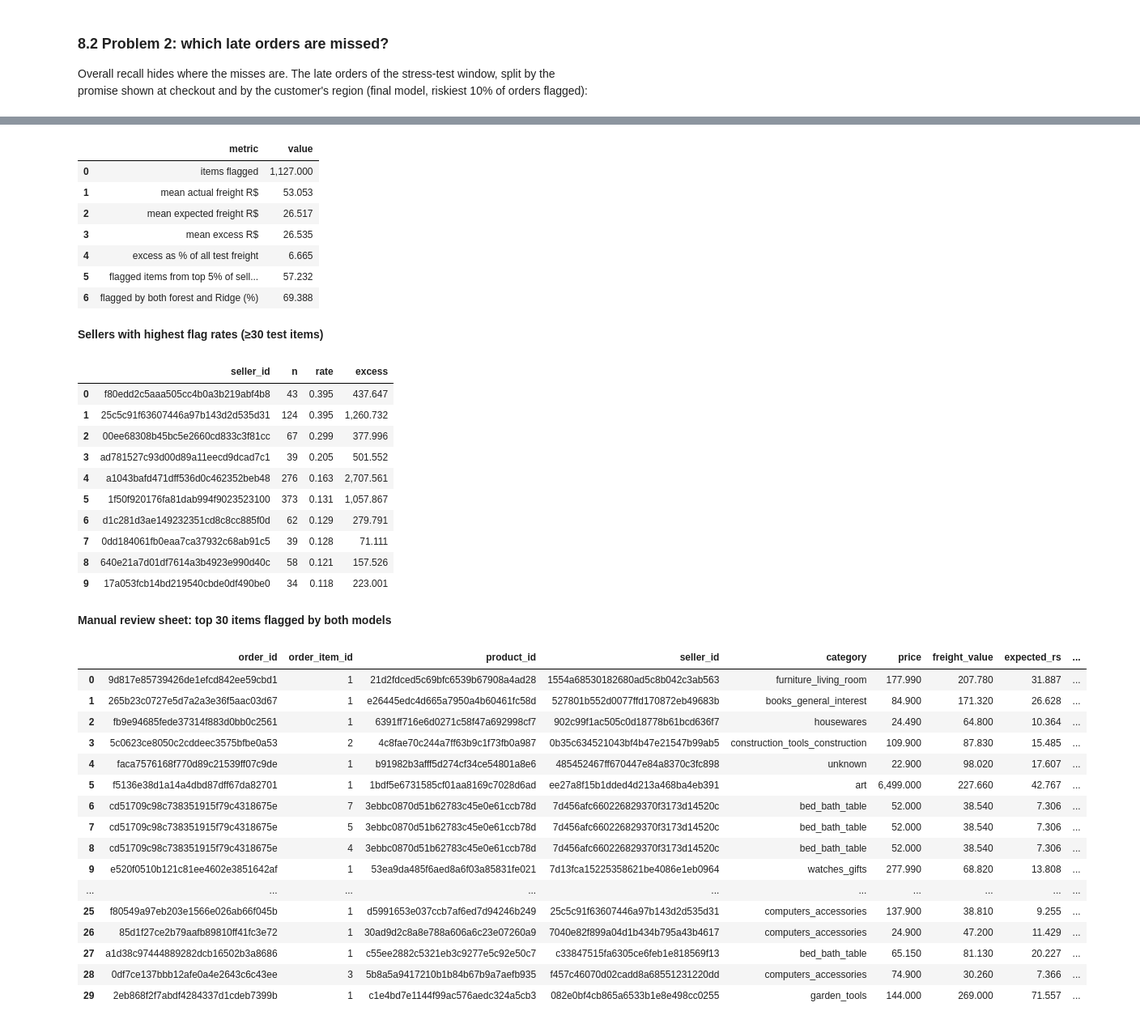
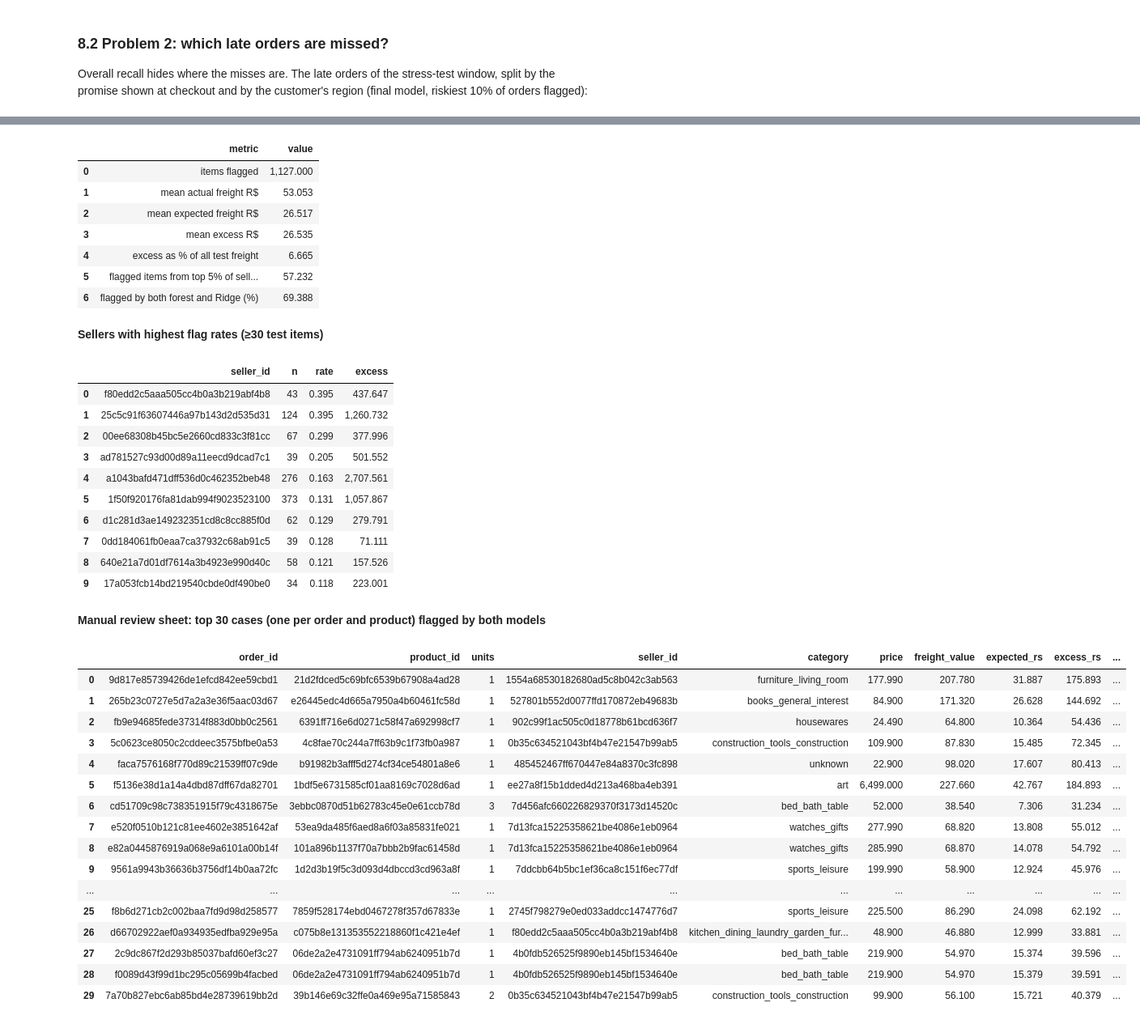
Before and after one commit to likeyou-ky/Team5_IT5006_Ecommerce_Analytics_AY2627Sem1, a Jupyter notebook: notebooks/Team5_Phase2_IT5006_AY2627Sem1.ipynb, the cells around one changed output, grey strips where cells are left out. Shown at 81% size. Drawn from its saved outputs; the diff is of its cells as text; code cells hidden in the pictures.

```diff
--- a/notebooks/Team5_Phase2_IT5006_AY2627Sem1.ipynb
+++ b/notebooks/Team5_Phase2_IT5006_AY2627Sem1.ipynb
@@ -199,11 +219,11 @@ Does each added feature group earn its place? This also answers the Phase 1 ques
 # %%
 ab_a = save(P.ablation_regression(tr_a, n_rows=8000 if FAST else 40000), "ablation_1_regression.csv")
-ab_b = save(P.ablation_classification(tr_b), "ablation_2_classification.csv")
-display(Markdown("**Problem 1: freight regression (CV MAE in R$)**")); display(ab_a)
-display(Markdown("**Problem 2: is_late (forward-chaining CV; lift = PR-AUC / late rate; gain = paired change vs the previous set)**")); display(ab_b)
+ab_b, fs_b = P.ablation_classification(tr_b); save(ab_b, "ablation_2_classification.csv")
+display(Markdown("**Problem 1: freight regression (3-fold grouped CV; MAE in R$; gain = paired drop in MAE vs the previous set)**")); display(ab_a)
+display(Markdown("**Problem 2: is_late, forward selection (forward-chaining CV; lift = PR-AUC / late rate; gain = paired change vs the set kept so far)**")); display(ab_b)
 PL.ablation_chart_reg(ab_a, f"{FIG}/02_ablation_1.png")
 PL.ablation_chart_clf(ab_b, f"{FIG}/02_ablation_2.png"); plt.show()
-fs_a = F.FEATURE_SETS[F.FULL_SET]; fs_b = F.LATE_FEATURE_SETS[F.LATE_FULL_SET]
+fs_a = F.FEATURE_SETS[F.FULL_SET]
 cols_a, cols_b = P.cols_for(fs_a), P.cols_for(fs_b)
-print("Modelling sets ->  Problem 1:", F.FULL_SET, "|  Problem 2:", F.LATE_FULL_SET)
+print("Modelling sets ->  Problem 1:", F.FULL_SET, "|  Problem 2: promise", *ab_b.loc[ab_b.Kept == "yes", "Feature set"])
 # %% [output]
@@ -581,7 +601,7 @@ print({k: round(v, 3) for k, v in stab.items()})
 sell = PL.overcharge_charts(flagged, f"{FIG}/11_freight_audit.png"); plt.show()
 display(save(P.audit_summary(flagged), "freight_audit_summary.csv"))
 display(Markdown("**Sellers with highest flag rates (≥30 test items)**")); display(save(sell.sort_values("rate", ascending=False).head(10).reset_index(), "freight_audit_top_sellers.csv"))
-display(Markdown("**Manual review sheet: top 30 items flagged by both models**")); display(save(P.audit_review_sheet(flagged), "freight_audit_review_sheet.csv"))
+display(Markdown("**Manual review sheet: top 30 cases (one per order and product) flagged by both models**")); display(save(P.audit_review_sheet(flagged), "freight_audit_review_sheet.csv"))
 # %% [output]
 **Problem 1 — same tuned models on three hold-outs**
 |  | Split | Model | MAE_rs | RMSE_rs | R2_rs |
@@ -596,51 +616,51 @@ display(Markdown("**Manual review sheet: top 30 items flagged by both models**")
 | 8 | Time-ordered (latest 20%) | Tree: RandomForest | 5.459 | 12.086 | 0.587 |
 **Implied tariff (plain least squares, R$)**
 |  | Term | Value |
 | 0 | Base charge (R$) | 9.897 |
 | 1 | Per chargeable kg (R$) | 1.968 |
 | 2 | Per 100 km (R$) | 0.860 |
 | 3 | Same-state shipment (R$) | -4.416 |
 | 4 | Test MAE of this tariff (R$) | 5.638 |
 {'flag_rate': 0.05, 'jaccard': 0.531, 'overlap_share': 0.694}
 [figure]
 |  | metric | value |
 | 0 | items flagged | 1,127.000 |
 | 1 | mean actual freight R$ | 53.053 |
 | 2 | mean expected freight R$ | 26.517 |
 | 3 | mean excess R$ | 26.535 |
 | 4 | excess as % of all test freight | 6.665 |
 | 5 | flagged items from top 5% of sell... | 57.232 |
 | 6 | flagged by both forest and Ridge (%) | 69.388 |
 **Sellers with highest flag rates (≥30 test items)**
 |  | seller_id | n | rate | excess |
 | 0 | f80edd2c5aaa505cc4b0a3b219abf4b8 | 43 | 0.395 | 437.647 |
 | 1 | 25c5c91f63607446a97b143d2d535d31 | 124 | 0.395 | 1,260.732 |
 | 2 | 00ee68308b45bc5e2660cd833c3f81cc | 67 | 0.299 | 377.996 |
 | 3 | ad781527c93d00d89a11eecd9dcad7c1 | 39 | 0.205 | 501.552 |
 | 4 | a1043bafd471dff536d0c462352beb48 | 276 | 0.163 | 2,707.561 |
 | 5 | 1f50f920176fa81dab994f9023523100 | 373 | 0.131 | 1,057.867 |
 | 6 | d1c281d3ae149232351cd8c8cc885f0d | 62 | 0.129 | 279.791 |
 | 7 | 0dd184061fb0eaa7ca37932c68ab91c5 | 39 | 0.128 | 71.111 |
 | 8 | 640e21a7d01df7614a3b4923e990d40c | 58 | 0.121 | 157.526 |
 | 9 | 17a053fcb14bd219540cbde0df490be0 | 34 | 0.118 | 223.001 |
-**Manual review sheet: top 30 items flagged by both models**
+**Manual review sheet: top 30 cases (one per order and product) flagged by both models**
-|  | order_id | order_item_id | product_id | seller_id | category | price | freight_value | expected_rs | ... |
-| 0 | 9d817e85739426de1efcd842ee59cbd1 | 1 | 21d2fdced5c69bfc6539b67908a4ad28 | 1554a68530182680ad5c8b042c3ab563 | furniture_living_room | 177.990 | 207.780 | 31.887 | ... |
-| 1 | 265b23c0727e5d7a2a3e36f5aac03d67 | 1 | e26445edc4d665a7950a4b60461fc58d | 527801b552d0077ffd170872eb49683b | books_general_interest | 84.900 | 171.320 | 26.628 | ... |
-| 2 | fb9e94685fede37314f883d0bb0c2561 | 1 | 6391ff716e6d0271c58f47a692998cf7 | 902c99f1ac505c0d18778b61bcd636f7 | housewares | 24.490 | 64.800 | 10.364 | ... |
-| 3 | 5c0623ce8050c2cddeec3575bfbe0a53 | 2 | 4c8fae70c244a7ff63b9c1f73fb0a987 | 0b35c634521043bf4b47e21547b99ab5 | construction_tools_construction | 109.900 | 87.830 | 15.485 | ... |
-| 4 | faca7576168f770d89c21539ff07c9de | 1 | b91982b3afff5d274cf34ce54801a8e6 | 485452467ff670447e84a8370c3fc898 | unknown | 22.900 | 98.020 | 17.607 | ... |
-| 5 | f5136e38d1a14a4dbd87dff67da82701 | 1 | 1bdf5e6731585cf01aa8169c7028d6ad | ee27a8f15b1dded4d213a468ba4eb391 | art | 6,499.000 | 227.660 | 42.767 | ... |
-| 6 | cd51709c98c738351915f79c4318675e | 7 | 3ebbc0870d51b62783c45e0e61ccb78d | 7d456afc660226829370f3173d14520c | bed_bath_table | 52.000 | 38.540 | 7.306 | ... |
-| 7 | cd51709c98c738351915f79c4318675e | 5 | 3ebbc0870d51b62783c45e0e61ccb78d | 7d456afc660226829370f3173d14520c | bed_bath_table | 52.000 | 38.540 | 7.306 | ... |
-| 8 | cd51709c98c738351915f79c4318675e | 4 | 3ebbc0870d51b62783c45e0e61ccb78d | 7d456afc660226829370f3173d14520c | bed_bath_table | 52.000 | 38.540 | 7.306 | ... |
-| 9 | e520f0510b121c81ee4602e3851642af | 1 | 53ea9da485f6aed8a6f03a85831fe021 | 7d13fca15225358621be4086e1eb0964 | watches_gifts | 277.990 | 68.820 | 13.808 | ... |
-| ... | ... | ... | ... | ... | ... | ... | ... | ... | ... |
-| 25 | f80549a97eb203e1566e026ab66f045b | 1 | d5991653e037ccb7af6ed7d94246b249 | 25c5c91f63607446a97b143d2d535d31 | computers_accessories | 137.900 | 38.810 | 9.255 | ... |
-| 26 | 85d1f27ce2b79aafb89810ff41fc3e72 | 1 | 30ad9d2c8a8e788a606a6c23e07260a9 | 7040e82f899a04d1b434b795a43b4617 | computers_accessories | 24.900 | 47.200 | 11.429 | ... |
-| 27 | a1d38c97444889282dcb16502b3a8686 | 1 | c55ee2882c5321eb3c9277e5c92e50c7 | c33847515fa6305ce6feb1e818569f13 | bed_bath_table | 65.150 | 81.130 | 20.227 | ... |
-| 28 | 0df7ce137bbb12afe0a4e2643c6c43ee | 3 | 5b8a5a9417210b1b84b67b9a7aefb935 | f457c46070d02cadd8a68551231220dd | computers_accessories | 74.900 | 30.260 | 7.366 | ... |
-| 29 | 2eb868f2f7abdf4284337d1cdeb7399b | 1 | c1e4bd7e1144f99ac576aedc324a5cb3 | 082e0bf4cb865a6533b1e8e498cc0255 | garden_tools | 144.000 | 269.000 | 71.557 | ... |
+|  | order_id | product_id | units | seller_id | category | price | freight_value | expected_rs | excess_rs | ... |
+| 0 | 9d817e85739426de1efcd842ee59cbd1 | 21d2fdced5c69bfc6539b67908a4ad28 | 1 | 1554a68530182680ad5c8b042c3ab563 | furniture_living_room | 177.990 | 207.780 | 31.887 | 175.893 | ... |
+| 1 | 265b23c0727e5d7a2a3e36f5aac03d67 | e26445edc4d665a7950a4b60461fc58d | 1 | 527801b552d0077ffd170872eb49683b | books_general_interest | 84.900 | 171.320 | 26.628 | 144.692 | ... |
+| 2 | fb9e94685fede37314f883d0bb0c2561 | 6391ff716e6d0271c58f47a692998cf7 | 1 | 902c99f1ac505c0d18778b61bcd636f7 | housewares | 24.490 | 64.800 | 10.364 | 54.436 | ... |
+| 3 | 5c0623ce8050c2cddeec3575bfbe0a53 | 4c8fae70c244a7ff63b9c1f73fb0a987 | 1 | 0b35c634521043bf4b47e21547b99ab5 | construction_tools_construction | 109.900 | 87.830 | 15.485 | 72.345 | ... |
+| 4 | faca7576168f770d89c21539ff07c9de | b91982b3afff5d274cf34ce54801a8e6 | 1 | 485452467ff670447e84a8370c3fc898 | unknown | 22.900 | 98.020 | 17.607 | 80.413 | ... |
+| 5 | f5136e38d1a14a4dbd87dff67da82701 | 1bdf5e6731585cf01aa8169c7028d6ad | 1 | ee27a8f15b1dded4d213a468ba4eb391 | art | 6,499.000 | 227.660 | 42.767 | 184.893 | ... |
+| 6 | cd51709c98c738351915f79c4318675e | 3ebbc0870d51b62783c45e0e61ccb78d | 3 | 7d456afc660226829370f3173d14520c | bed_bath_table | 52.000 | 38.540 | 7.306 | 31.234 | ... |
+| 7 | e520f0510b121c81ee4602e3851642af | 53ea9da485f6aed8a6f03a85831fe021 | 1 | 7d13fca15225358621be4086e1eb0964 | watches_gifts | 277.990 | 68.820 | 13.808 | 55.012 | ... |
+| 8 | e82a0445876919a068e9a6101a00b14f | 101a896b1137f70a7bbb2b9fac61458d | 1 | 7d13fca15225358621be4086e1eb0964 | watches_gifts | 285.990 | 68.870 | 14.078 | 54.792 | ... |
+| 9 | 9561a9943b36636b3756df14b0aa72fc | 1d2d3b19f5c3d093d4dbccd3cd963a8f | 1 | 7ddcbb64b5bc1ef36ca8c151f6ec77df | sports_leisure | 199.990 | 58.900 | 12.924 | 45.976 | ... |
+| ... | ... | ... | ... | ... | ... | ... | ... | ... | ... | ... |
+| 25 | f8b6d271cb2c002baa7fd9d98d258577 | 7859f528174ebd0467278f357d67833e | 1 | 2745f798279e0ed033addcc1474776d7 | sports_leisure | 225.500 | 86.290 | 24.098 | 62.192 | ... |
+| 26 | d66702922aef0a934935edfba929e95a | c075b8e131353552218860f1c421e4ef | 1 | f80edd2c5aaa505cc4b0a3b219abf4b8 | kitchen_dining_laundry_garden_fur... | 48.900 | 46.880 | 12.999 | 33.881 | ... |
+| 27 | 2c9dc867f2d293b85037bafd60ef3c27 | 06de2a2e4731091ff794ab6240951b7d | 1 | 4b0fdb526525f9890eb145bf1534640e | bed_bath_table | 219.900 | 54.970 | 15.374 | 39.596 | ... |
+| 28 | f0089d43f99d1bc295c05699b4facbed | 06de2a2e4731091ff794ab6240951b7d | 1 | 4b0fdb526525f9890eb145bf1534640e | bed_bath_table | 219.900 | 54.970 | 15.379 | 39.591 | ... |
+| 29 | 7a70b827ebc6ab85bd4e28739619bb2d | 39b146e69c32ffe0a469e95a71585843 | 2 | 0b35c634521043bf4b47e21547b99ab5 | construction_tools_construction | 99.900 | 56.100 | 15.721 | 40.379 | ... |
 # %% [markdown]
 ## 12. Actionable insights
 **Problem 2: operations and customer-experience team.**
```
Also changed, not shown: parts of 27 cells of this notebook, 3 other files.
